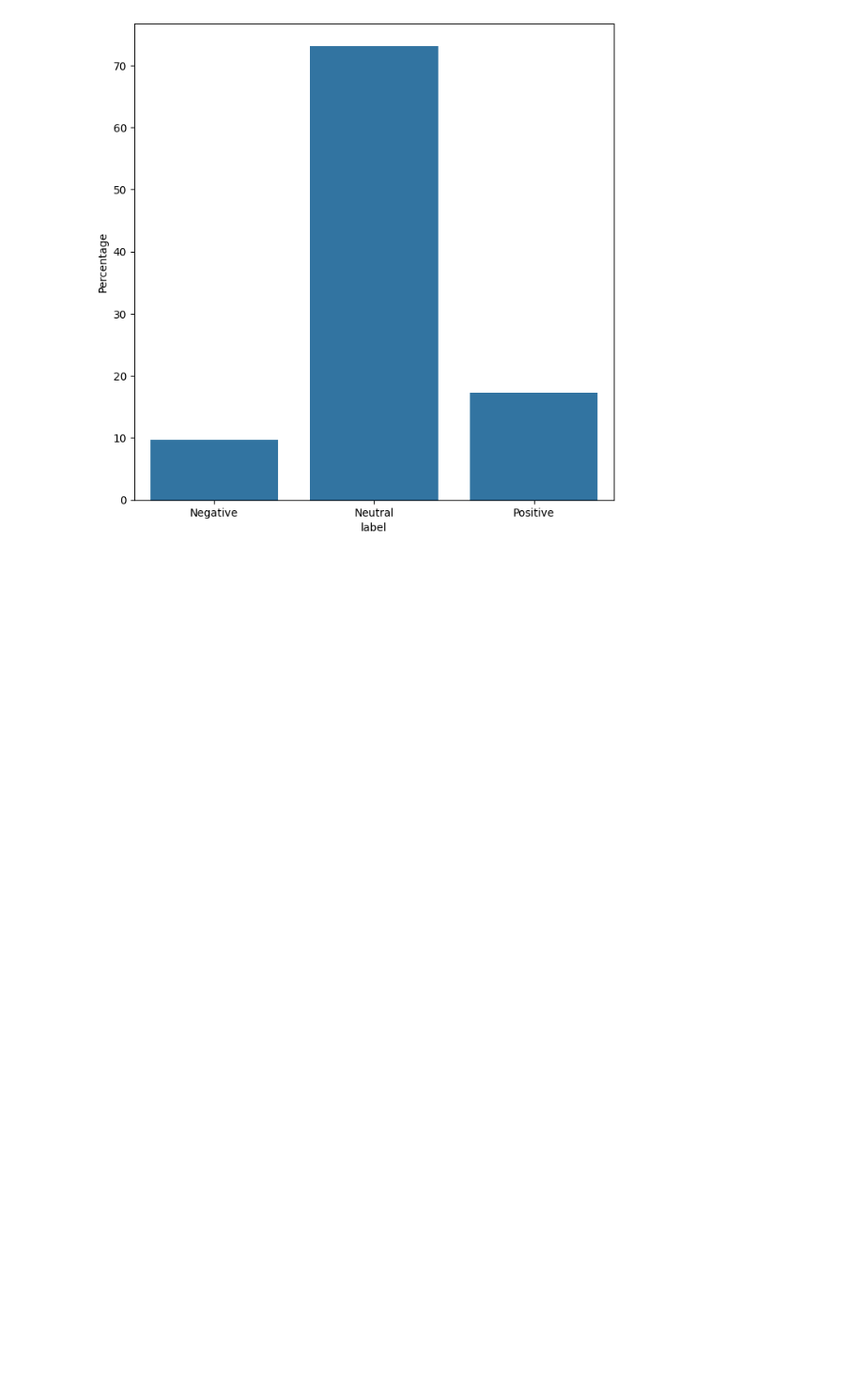
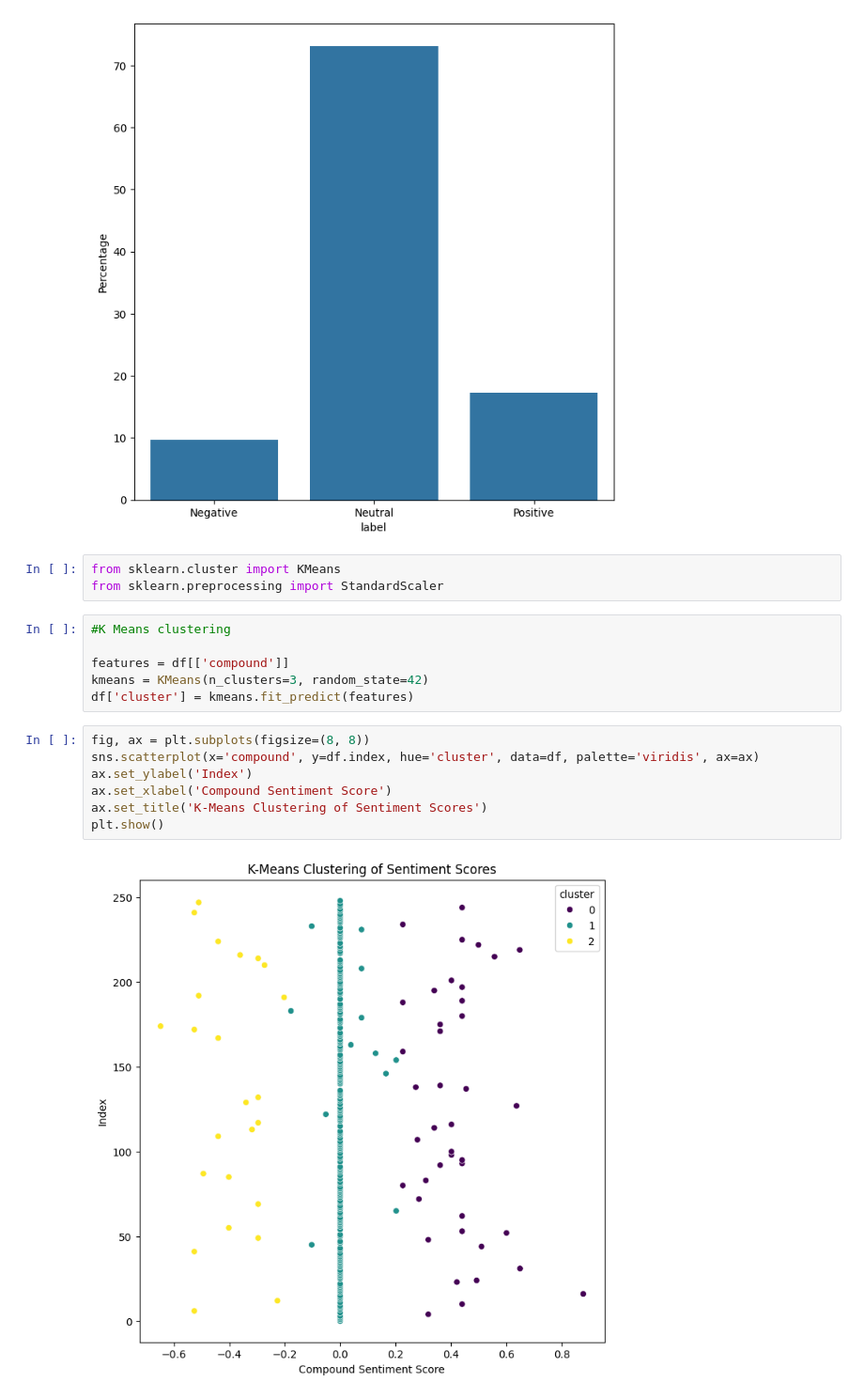
Before and after one commit to tkillip7/INST414, a Jupyter notebook: final.ipynb, the cells around one changed output. Shown: that part at 94% size. Cells and saved outputs as stored; diff of their text form; blank space fills up the shorter version.

Commit message:
k-means

```diff
--- a/final.ipynb
+++ b/final.ipynb
@@ -161,3 +177,21 @@ ax.set_ylabel('Percentage')
 plt.show()
 # %% [output]
 [figure]
+# %%
+from sklearn.cluster import KMeans
+from sklearn.preprocessing import StandardScaler
+# %%
+#K Means clustering
+
+features = df[['compound']]
+kmeans = KMeans(n_clusters=3, random_state=42)
+df['cluster'] = kmeans.fit_predict(features)
+# %%
+fig, ax = plt.subplots(figsize=(8, 8))
+sns.scatterplot(x='compound', y=df.index, hue='cluster', data=df, palette='viridis', ax=ax)
+ax.set_ylabel('Index')
+ax.set_xlabel('Compound Sentiment Score')
+ax.set_title('K-Means Clustering of Sentiment Scores')
+plt.show()
+# %% [output]
+[figure, added]
```
Also changed, not shown: parts of 1 cell of this notebook.
